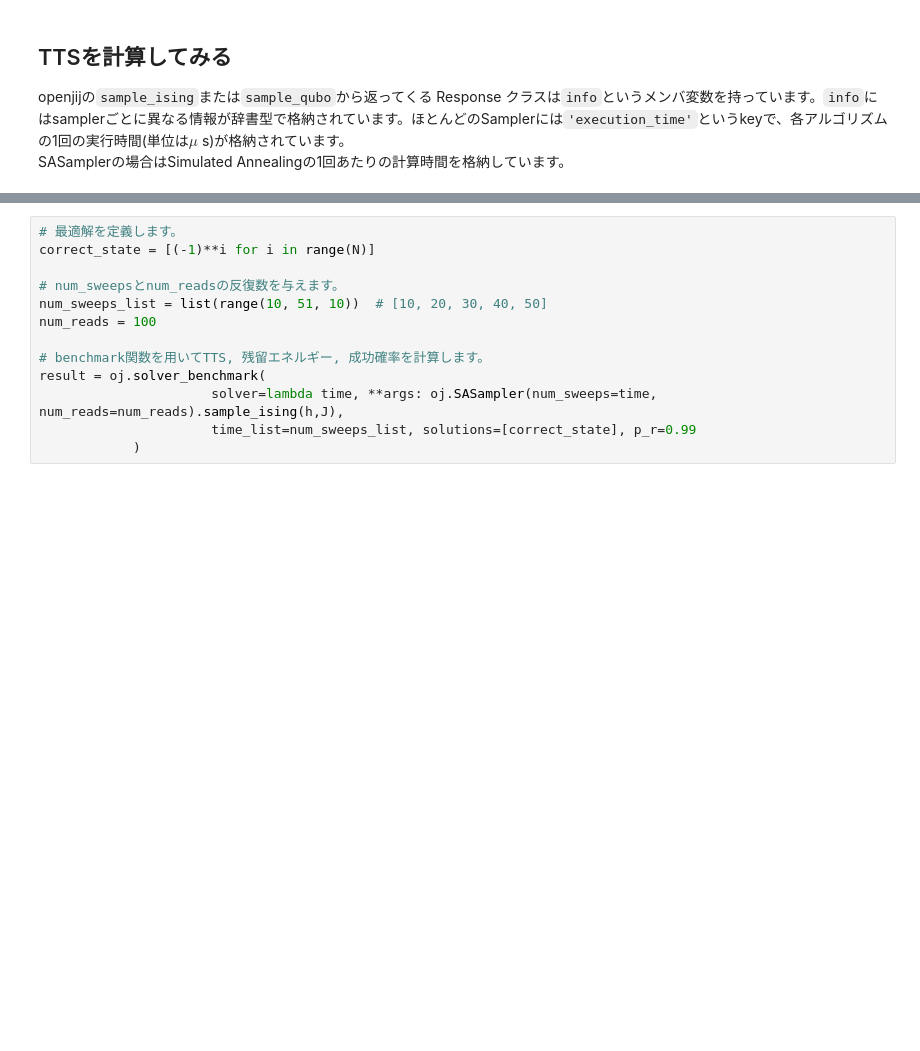
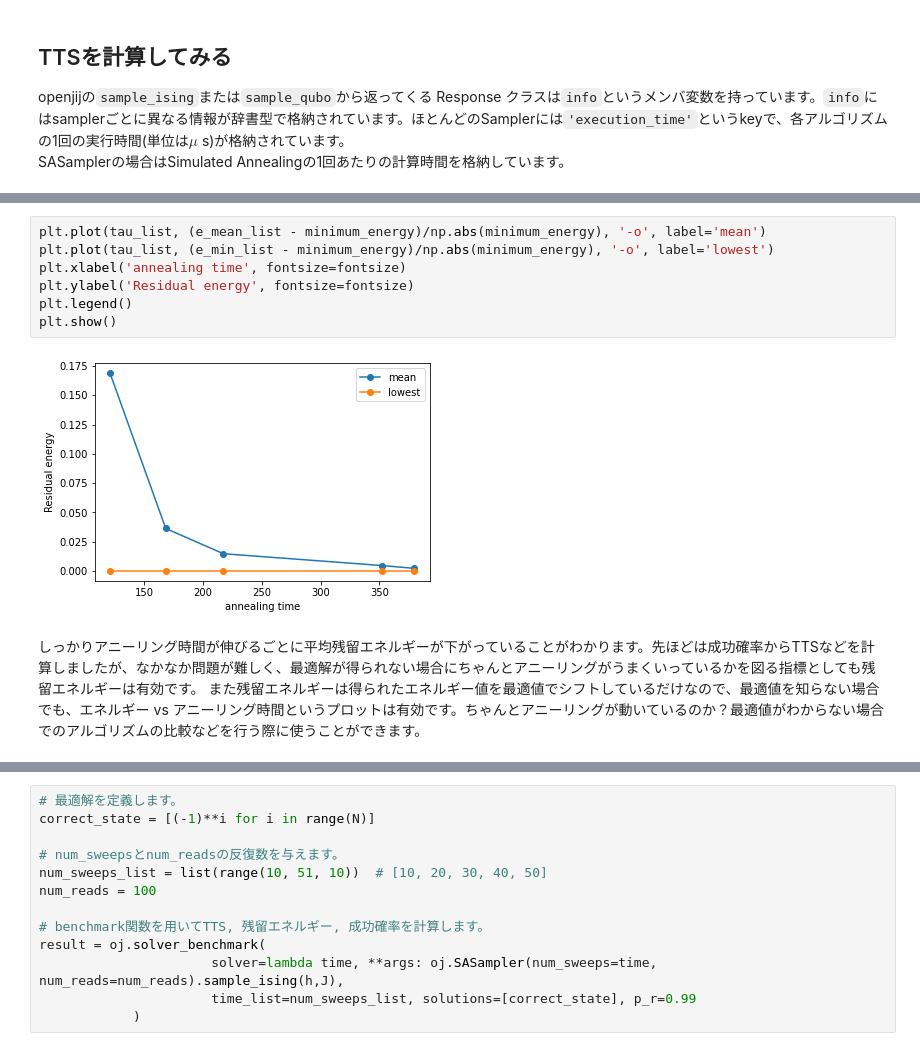
Before and after one commit to OpenJij/OpenJijTutorial, a Jupyter notebook: source/ja/02-Evaluation.ipynb, the cells around one changed output, grey strips where cells are left out. Drawn from its saved outputs; the diff is of its cells as text; blank space fills up the shorter version.

```diff
--- a/source/ja/02-Evaluation.ipynb
+++ b/source/ja/02-Evaluation.ipynb
@@ -141 +169,13 @@ Text(0, 0.5, 'Success probability')
+# %%
+plt.plot(tau_list, (e_mean_list - minimum_energy)/np.abs(minimum_energy), '-o', label='mean')
+plt.plot(tau_list, (e_min_list - minimum_energy)/np.abs(minimum_energy), '-o', label='lowest')
+plt.xlabel('annealing time', fontsize=fontsize)
+plt.ylabel('Residual energy', fontsize=fontsize)
+plt.legend()
+plt.show()
+# %% [output]
+[figure, added]
+# %% [markdown]
+しっかりアニーリング時間が伸びるごとに平均残留エネルギーが下がっていることがわかります。先ほどは成功確率からTTSなどを計算しましたが、なかなか問題が難しく、最適解が得られない場合にちゃんとアニーリングがうまくいっているかを図る指標としても残留エネルギーは有効です。
+また残留エネルギーは得られたエネルギー値を最適値でシフトしているだけなので、最適値を知らない場合でも、エネルギー vs アニーリング時間というプロットは有効です。ちゃんとアニーリングが動いているのか？最適値がわからない場合でのアルゴリズムの比較などを行う際に使うことができます。
 # %% [markdown]
```
Also changed, not shown: parts of 6 cells of this notebook, 20 other files.
